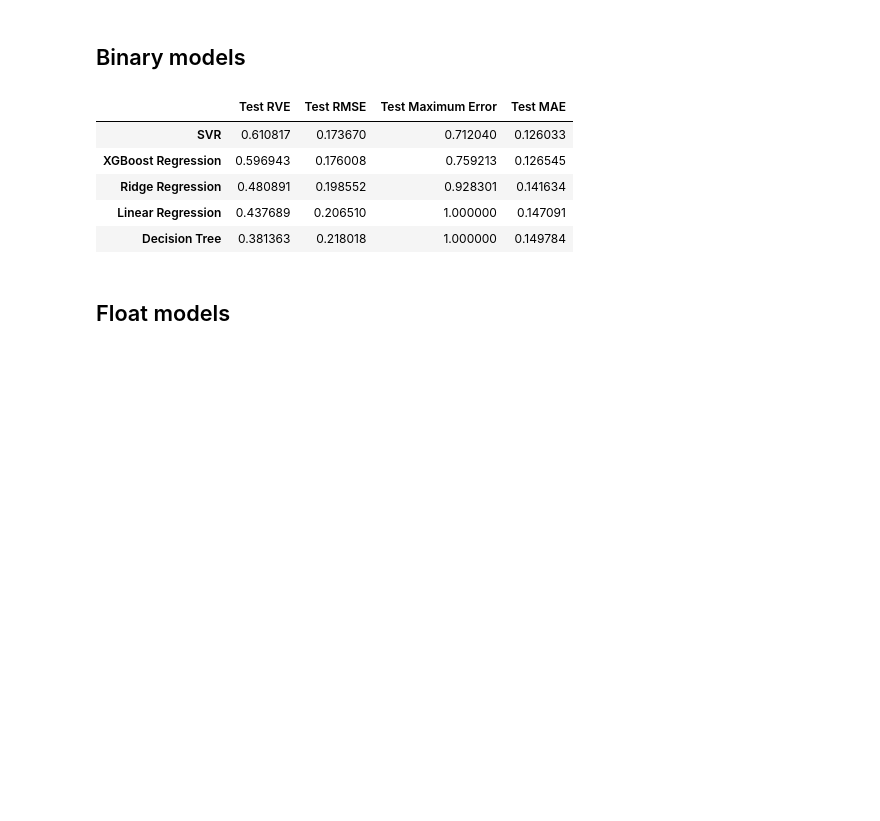
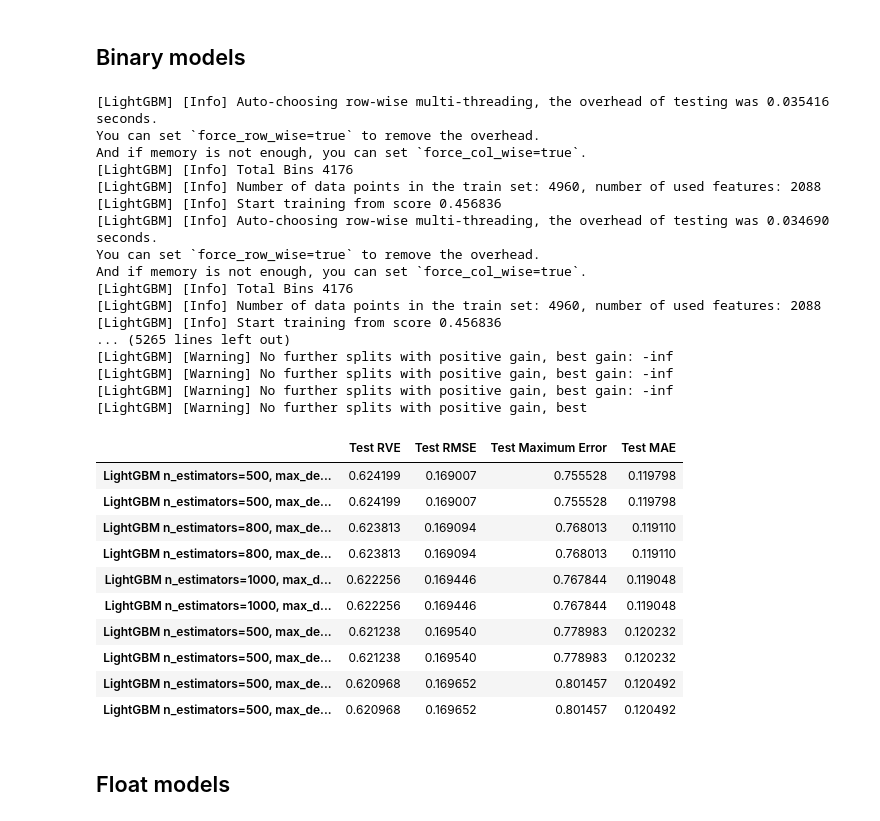
Before and after one commit to a59490/G23_ML_HA3, a Jupyter notebook: HA3G23.ipynb, the cells around one changed output. Saved outputs shown, nothing was run; the diff lists cells and outputs as text; code cells hidden in the pictures; blank space fills up the shorter version.

```diff
--- a/HA3G23.ipynb
+++ b/HA3G23.ipynb
@@ -467,3 +518,14 @@ models={'Linear Regression': LinearRegression(),
         'SVR': SVR(),
         'Decision Tree': DecisionTreeRegressor(  random_state=23),
  }
+
+
+for i in (100,500,800):
+    for j in [None,2, 8,10,30]:
+            models[f'Random Forest  n_estimators={i}, max_depth={j}'] = RandomForestRegressor(n_estimators=i, max_depth=j, random_state=23)
+
+for i in (100,200,500,800,1000):
+    for j in [None,2,8,10,20]:
+            for l in [None, 0.001, 0.01, 0.1]:
+                models[f'LightGBM  n_estimators={i}, max_depth={j}, learning_rate{l}'] = LGBMRegressor(n_estimators=i, max_depth=j, random_state=23,learning_rate=l)
+                models[f'XBoost  n_estimators={i}, max_depth={j}, learning_rate{l} '] = XGBRegressor(n_estimators=i, max_depth=j, random_state=23,learning_rate=l)
@@ -511,17 +559,39 @@ X_train_float_reg, X_test_float_reg, y_train_float_reg, y_test_float_reg = train
 # %% [markdown]
 ## Binary models
 # %%
-classifier = RandomForestClassifier(n_estimators=100, max_depth=None, random_state=23) # aqui pomos o melhor classifier que encontramos!!!!!!!!!!!!!
+classifier = LGBMClassifier(learning_rate=0.01, n_estimators=600, num_leaves=60,verbose=-1)
 results_float=regression_model_evaluation(X_train_bin_reg, X_test_bin_reg, y_train_bin_reg, y_test_bin_reg, models, classifier)
 results_float.sort_values(by='Test RVE',ascending=False, inplace=True)
 results_float.head(10)
 # %% [output]
+[LightGBM] [Info] Auto-choosing row-wise multi-threading, the overhead of testing was 0.035416 seconds.
+You can set `force_row_wise=true` to remove the overhead.
+And if memory is not enough, you can set `force_col_wise=true`.
+[LightGBM] [Info] Total Bins 4176
+[LightGBM] [Info] Number of data points in the train set: 4960, number of used features: 2088
+[LightGBM] [Info] Start training from score 0.456836
+[LightGBM] [Info] Auto-choosing row-wise multi-threading, the overhead of testing was 0.034690 seconds.
+You can set `force_row_wise=true` to remove the overhead.
+And if memory is not enough, you can set `force_col_wise=true`.
+[LightGBM] [Info] Total Bins 4176
+[LightGBM] [Info] Number of data points in the train set: 4960, number of used features: 2088
+[LightGBM] [Info] Start training from score 0.456836
+... (5265 lines left out)
+[LightGBM] [Warning] No further splits with positive gain, best gain: -inf
+[LightGBM] [Warning] No further splits with positive gain, best gain: -inf
+[LightGBM] [Warning] No further splits with positive gain, best gain: -inf
+[LightGBM] [Warning] No further splits with positive gain, best
 |  | Test RVE | Test RMSE | Test Maximum Error | Test MAE |
-| SVR | 0.610817 | 0.173670 | 0.712040 | 0.126033 |
-| XGBoost Regression | 0.596943 | 0.176008 | 0.759213 | 0.126545 |
-| Ridge Regression | 0.480891 | 0.198552 | 0.928301 | 0.141634 |
-| Linear Regression | 0.437689 | 0.206510 | 1.000000 | 0.147091 |
-| Decision Tree | 0.381363 | 0.218018 | 1.000000 | 0.149784 |
+| LightGBM n_estimators=500, max_de... | 0.624199 | 0.169007 | 0.755528 | 0.119798 |
+| LightGBM n_estimators=500, max_de... | 0.624199 | 0.169007 | 0.755528 | 0.119798 |
+| LightGBM n_estimators=800, max_de... | 0.623813 | 0.169094 | 0.768013 | 0.119110 |
+| LightGBM n_estimators=800, max_de... | 0.623813 | 0.169094 | 0.768013 | 0.119110 |
+| LightGBM n_estimators=1000, max_d... | 0.622256 | 0.169446 | 0.767844 | 0.119048 |
+| LightGBM n_estimators=1000, max_d... | 0.622256 | 0.169446 | 0.767844 | 0.119048 |
+| LightGBM n_estimators=500, max_de... | 0.621238 | 0.169540 | 0.778983 | 0.120232 |
+| LightGBM n_estimators=500, max_de... | 0.621238 | 0.169540 | 0.778983 | 0.120232 |
+| LightGBM n_estimators=500, max_de... | 0.620968 | 0.169652 | 0.801457 | 0.120492 |
+| LightGBM n_estimators=500, max_de... | 0.620968 | 0.169652 | 0.801457 | 0.120492 |
 # %% [markdown]
 ## Float models
 # %%
```
Also changed, not shown: parts of 25 cells of this notebook, 2 other files.
